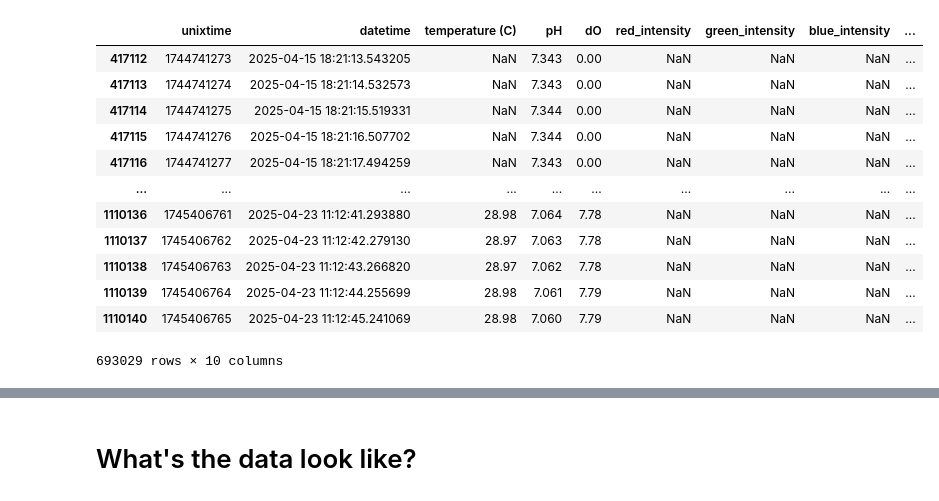
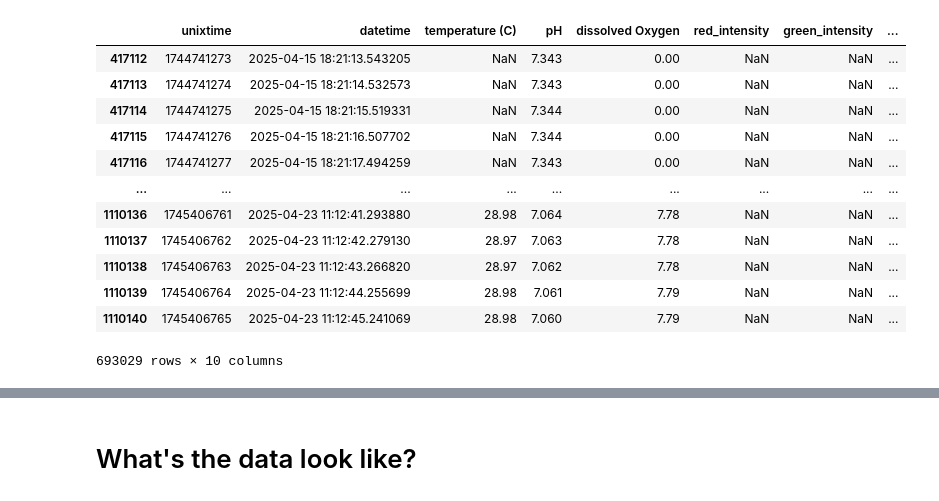
Before and after one commit to YitongTseo/cyanobacteria_factory, a Jupyter notebook: data_collation.ipynb, the cells around one changed output, grey strips where cells are left out. Cells and saved outputs as stored; diff of their text form; code cells hidden in the pictures.

```diff
--- a/data_collation.ipynb
+++ b/data_collation.ipynb
@@ -14,8 +14,8 @@ do_dataset_2['unixtime'] = pd.to_datetime(do_dataset_2['datetime']).astype('int6
 
 merged = pd.merge(do_dataset_1, do_dataset_2, on='unixtime', how='outer', suffixes=('_1', '_2'))
 merged['datetime'] = merged['datetime_1'].combine_first(merged['datetime_2'])
-merged['dO'] = merged['dO_1'].combine_first(merged['dO_2'])
-merged_do_dataset = merged[['unixtime', 'datetime', 'dO']]
+merged['dissolved Oxygen'] = merged['dO_1'].combine_first(merged['dO_2'])
+merged_do_dataset = merged[['unixtime', 'datetime', 'dissolved Oxygen']]
 # %%
 column_names = ['date', 'time', 'temperature (C)']
 temp_dataset = pd.read_csv('cyano_culture_datasets/04-15-2025 culture/temperature_log', header=None, names=column_names)
@@ -45,7 +45,7 @@ df_combined = df_combined.drop(
     columns=["datetime_do", "datetime_ph", "datetime_x", "datetime_y", 'date', 'time']
 )
 desired_order = [
-    'unixtime', 'datetime', 'temperature (C)', 'pH', 'dO',
+    'unixtime', 'datetime', 'temperature (C)', 'pH', 'dissolved Oxygen',
     'red_intensity', 'green_intensity', 'blue_intensity', 'color_combined'
 ]
 
@@ -60,27 +60,27 @@ df_combined = df_combined[
 # %%
 # Convert the datetime column to actual datetime objects
 df_combined['datetime'] = pd.to_datetime(df_combined['datetime'])
 
 # Function to calculate light intensity
 def get_light_intensity(dt):
     dt = pd.to_datetime(dt)
     hour = dt.hour
     return 120 if 8 <= hour < 20 else 0
 
 # Apply function to create new column
-df_combined['light_intensity (lumens)'] = df_combined['datetime'].apply(get_light_intensity)
+df_combined['light intensity (μmol photons m² s⁻¹)'] = df_combined['datetime'].apply(get_light_intensity)
 df_combined
 # %% [output]
-|  | unixtime | datetime | temperature (C) | pH | dO | red_intensity | green_intensity | blue_intensity | ... |
-| 417112 | 1744741273 | 2025-04-15 18:21:13.543205 | NaN | 7.343 | 0.00 | NaN | NaN | NaN | ... |
-| 417113 | 1744741274 | 2025-04-15 18:21:14.532573 | NaN | 7.343 | 0.00 | NaN | NaN | NaN | ... |
-| 417114 | 1744741275 | 2025-04-15 18:21:15.519331 | NaN | 7.344 | 0.00 | NaN | NaN | NaN | ... |
-| 417115 | 1744741276 | 2025-04-15 18:21:16.507702 | NaN | 7.344 | 0.00 | NaN | NaN | NaN | ... |
-| 417116 | 1744741277 | 2025-04-15 18:21:17.494259 | NaN | 7.343 | 0.00 | NaN | NaN | NaN | ... |
-| ... | ... | ... | ... | ... | ... | ... | ... | ... | ... |
-| 1110136 | 1745406761 | 2025-04-23 11:12:41.293880 | 28.98 | 7.064 | 7.78 | NaN | NaN | NaN | ... |
-| 1110137 | 1745406762 | 2025-04-23 11:12:42.279130 | 28.97 | 7.063 | 7.78 | NaN | NaN | NaN | ... |
-| 1110138 | 1745406763 | 2025-04-23 11:12:43.266820 | 28.97 | 7.062 | 7.78 | NaN | NaN | NaN | ... |
-| 1110139 | 1745406764 | 2025-04-23 11:12:44.255699 | 28.98 | 7.061 | 7.79 | NaN | NaN | NaN | ... |
-| 1110140 | 1745406765 | 2025-04-23 11:12:45.241069 | 28.98 | 7.060 | 7.79 | NaN | NaN | NaN | ... |
+|  | unixtime | datetime | temperature (C) | pH | dissolved Oxygen | red_intensity | green_intensity | ... |
+| 417112 | 1744741273 | 2025-04-15 18:21:13.543205 | NaN | 7.343 | 0.00 | NaN | NaN | ... |
+| 417113 | 1744741274 | 2025-04-15 18:21:14.532573 | NaN | 7.343 | 0.00 | NaN | NaN | ... |
+| 417114 | 1744741275 | 2025-04-15 18:21:15.519331 | NaN | 7.344 | 0.00 | NaN | NaN | ... |
+| 417115 | 1744741276 | 2025-04-15 18:21:16.507702 | NaN | 7.344 | 0.00 | NaN | NaN | ... |
+| 417116 | 1744741277 | 2025-04-15 18:21:17.494259 | NaN | 7.343 | 0.00 | NaN | NaN | ... |
+| ... | ... | ... | ... | ... | ... | ... | ... | ... |
+| 1110136 | 1745406761 | 2025-04-23 11:12:41.293880 | 28.98 | 7.064 | 7.78 | NaN | NaN | ... |
+| 1110137 | 1745406762 | 2025-04-23 11:12:42.279130 | 28.97 | 7.063 | 7.78 | NaN | NaN | ... |
+| 1110138 | 1745406763 | 2025-04-23 11:12:43.266820 | 28.97 | 7.062 | 7.78 | NaN | NaN | ... |
+| 1110139 | 1745406764 | 2025-04-23 11:12:44.255699 | 28.98 | 7.061 | 7.79 | NaN | NaN | ... |
+| 1110140 | 1745406765 | 2025-04-23 11:12:45.241069 | 28.98 | 7.060 | 7.79 | NaN | NaN | ... |
 693029 rows × 10 columns
```
Also changed, not shown: parts of 9 cells of this notebook, 9 other files.
